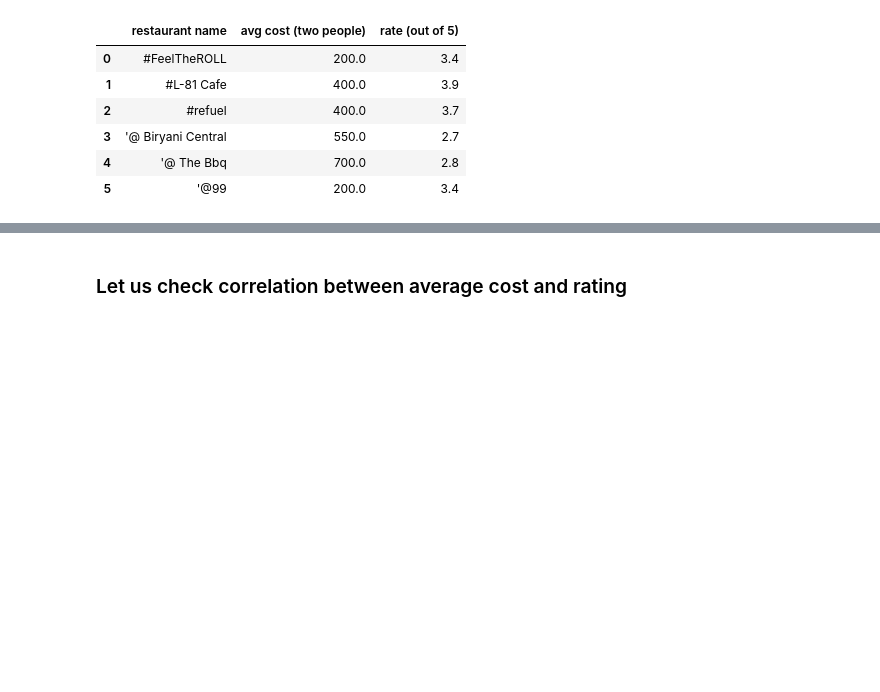
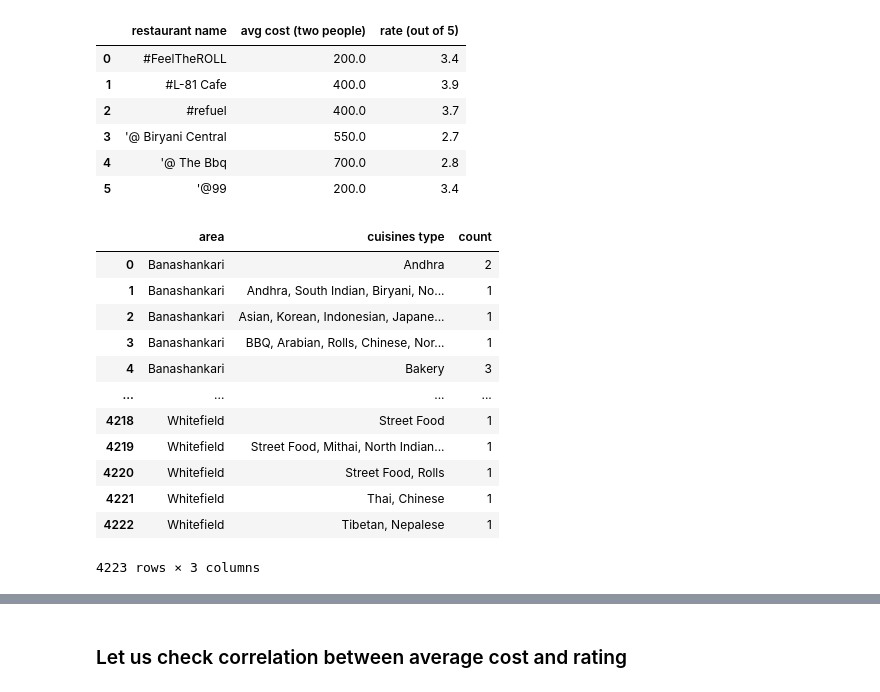
Before and after one commit to rohanayush/zomato-analysis, a Jupyter notebook: Zomato analysis.ipynb, the cells around one changed output, grey strips where cells are left out. Cells and saved outputs as stored; diff of their text form; code cells hidden in the pictures; blank space fills up the shorter version.

```diff
--- a/Zomato analysis.ipynb
+++ b/Zomato analysis.ipynb
@@ -384,3 +395,21 @@ cost_restaurant.loc[rows,columns]
 | 3 | '@ Biryani Central | 550.0 | 2.7 |
 | 4 | '@ The Bbq | 700.0 | 2.8 |
 | 5 | '@99 | 200.0 | 3.4 |
+# %%
+# Group by area and cuisine type, and count occurrences
+cuisine_counts = df.groupby(['area', 'cuisines type']).size().reset_index(name='count')
+cuisine_counts
+# %% [output]
+|  | area | cuisines type | count |
+| 0 | Banashankari | Andhra | 2 |
+| 1 | Banashankari | Andhra, South Indian, Biryani, No... | 1 |
+| 2 | Banashankari | Asian, Korean, Indonesian, Japane... | 1 |
+| 3 | Banashankari | BBQ, Arabian, Rolls, Chinese, Nor... | 1 |
+| 4 | Banashankari | Bakery | 3 |
+| ... | ... | ... | ... |
+| 4218 | Whitefield | Street Food | 1 |
+| 4219 | Whitefield | Street Food, Mithai, North Indian... | 1 |
+| 4220 | Whitefield | Street Food, Rolls | 1 |
+| 4221 | Whitefield | Thai, Chinese | 1 |
+| 4222 | Whitefield | Tibetan, Nepalese | 1 |
+4223 rows × 3 columns
```
Also changed, not shown: parts of 14 cells of this notebook.
